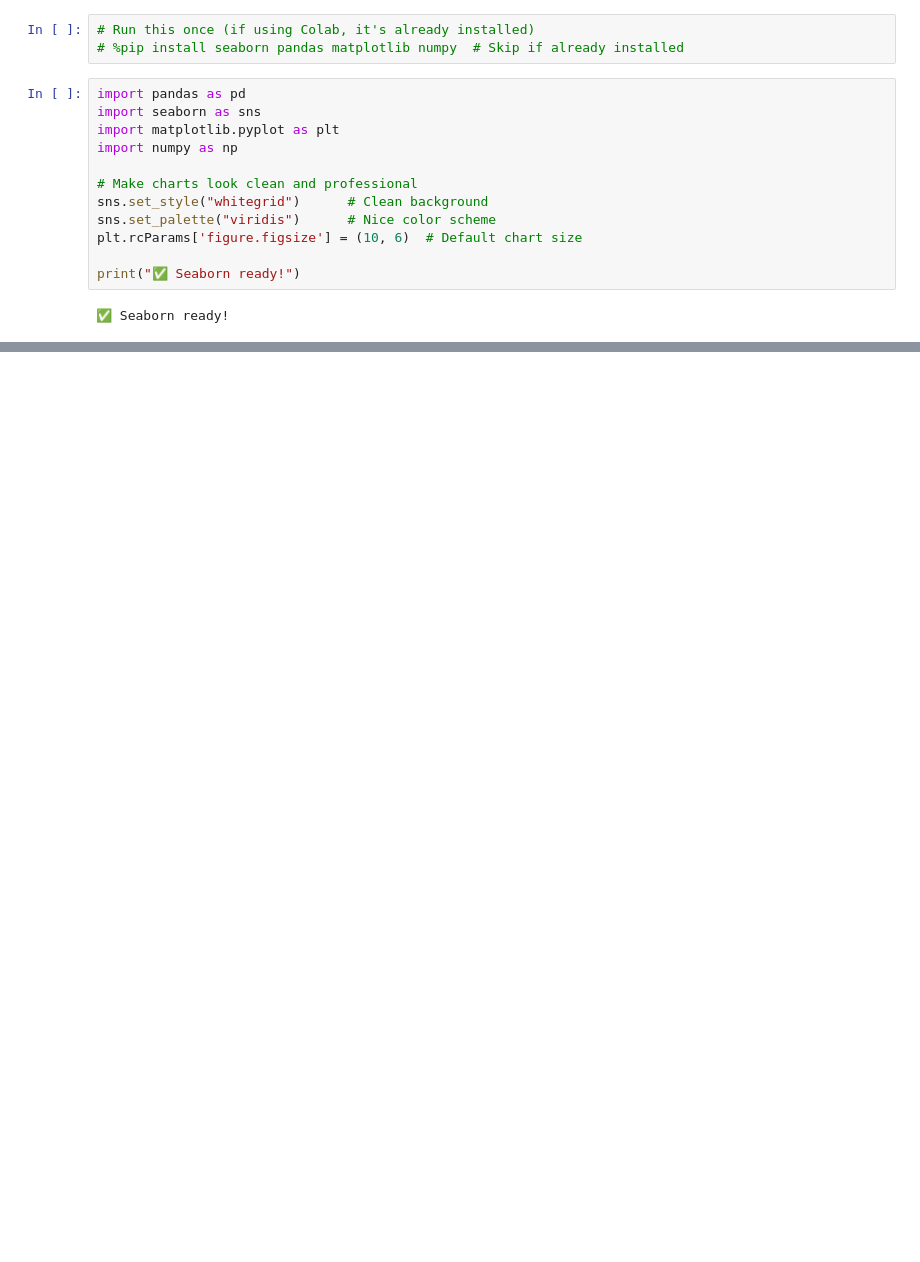
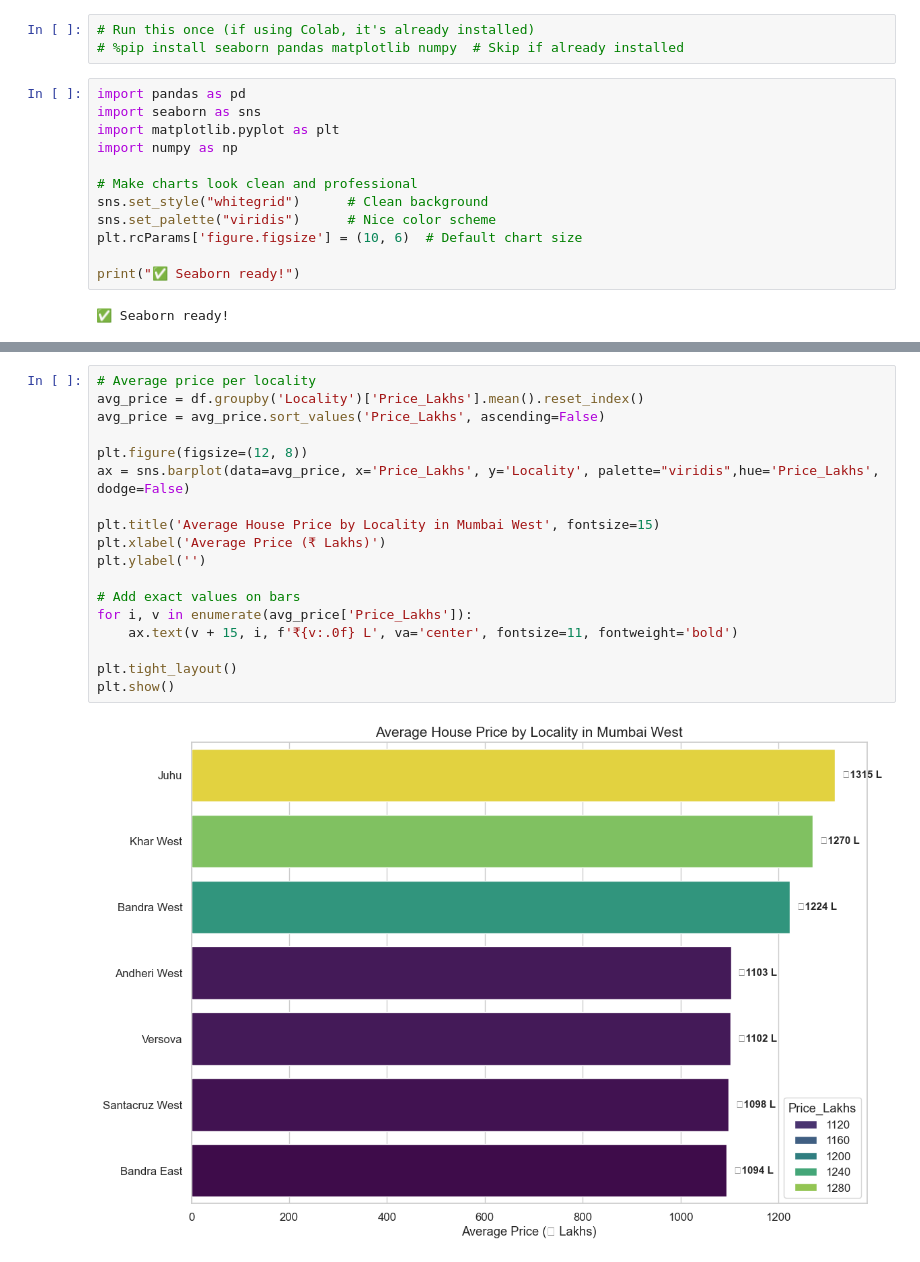
Before and after one commit to Pankaj-Str/Complete-Python-Mastery, a Jupyter notebook: 47 Seaborn/Mumbai House Pricing.ipynb, the cells around one changed output, grey strips where cells are left out. Cells and saved outputs as stored; diff of their text form; blank space fills up the shorter version.

Commit message:
Enhance Seaborn visualizations: Add value labels to bar chart and include hue in box plots

```diff
--- a/47 Seaborn/Mumbai House Pricing.ipynb
+++ b/47 Seaborn/Mumbai House Pricing.ipynb
@@ -289,0 +185,20 @@ plt.show()
+# %%
+# Average price per locality
+avg_price = df.groupby('Locality')['Price_Lakhs'].mean().reset_index()
+avg_price = avg_price.sort_values('Price_Lakhs', ascending=False)
+
+plt.figure(figsize=(12, 8))
+ax = sns.barplot(data=avg_price, x='Price_Lakhs', y='Locality', palette="viridis",hue='Price_Lakhs', dodge=False)
+
+plt.title('Average House Price by Locality in Mumbai West', fontsize=15)
+plt.xlabel('Average Price (₹ Lakhs)')
+plt.ylabel('')
+
+# Add exact values on bars
+for i, v in enumerate(avg_price['Price_Lakhs']):
+    ax.text(v + 15, i, f'₹{v:.0f} L', va='center', fontsize=11, fontweight='bold')
+
+plt.tight_layout()
+plt.show()
+# %% [output]
+[figure, added]
```
Also changed, not shown: parts of 20 cells of this notebook, 1 other file.
